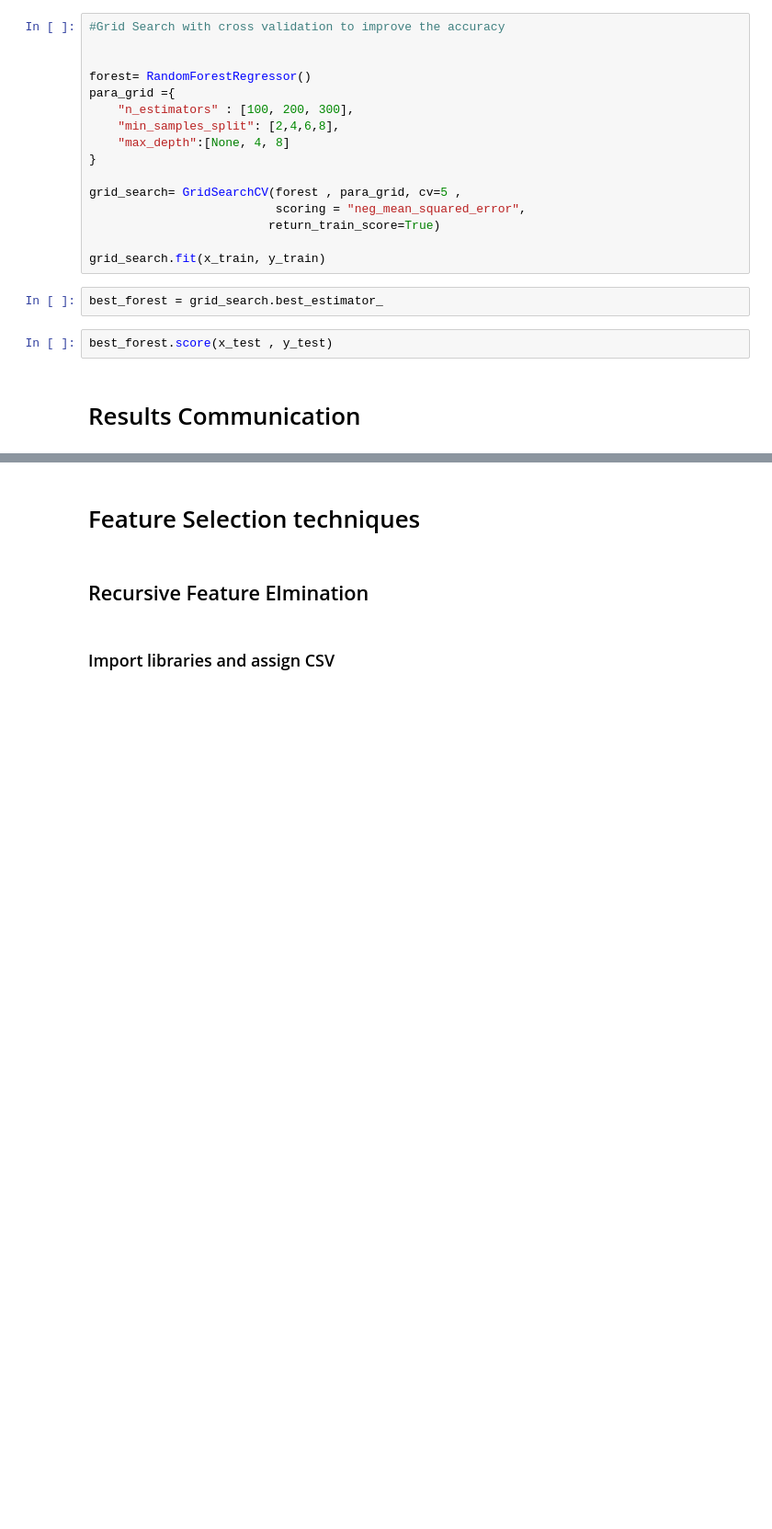
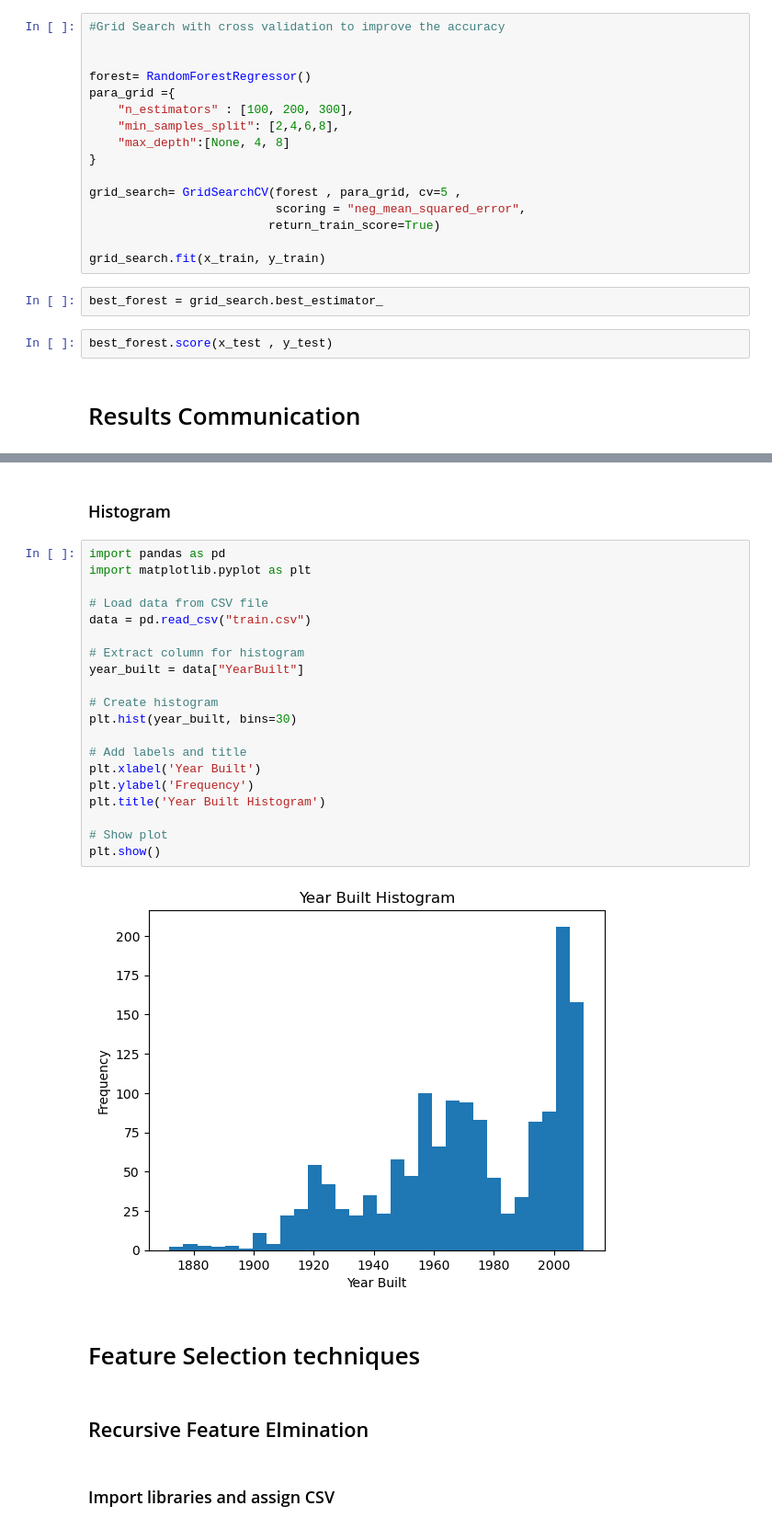
Before and after one commit to Henkomeyer/MLG-2-Assignment1-Group-6, a Jupyter notebook: Assignment-1-MLG-2-Group 6.ipynb, the cells around one changed output, grey strips where cells are left out. Shown: that part at 92% size. Drawn from its saved outputs; the diff is of its cells as text; blank space fills up the shorter version.

```diff
--- a/Assignment-1-MLG-2-Group 6.ipynb
+++ b/Assignment-1-MLG-2-Group 6.ipynb
@@ -459,3 +469,27 @@ plt.show()
+# %% [markdown]
+### Histogram
+# %%
+import pandas as pd
+import matplotlib.pyplot as plt
+
+# Load data from CSV file
+data = pd.read_csv("train.csv")
+
+# Extract column for histogram
+year_built = data["YearBuilt"]
+
+# Create histogram
+plt.hist(year_built, bins=30)
+
+# Add labels and title
+plt.xlabel('Year Built')
+plt.ylabel('Frequency')
+plt.title('Year Built Histogram')
+
+# Show plot
+plt.show()
+# %% [output]
+[figure, added]
 # %% [markdown]
 # Feature Selection techniques
 # %% [markdown]
```
Also changed, not shown: parts of 5 cells of this notebook.
